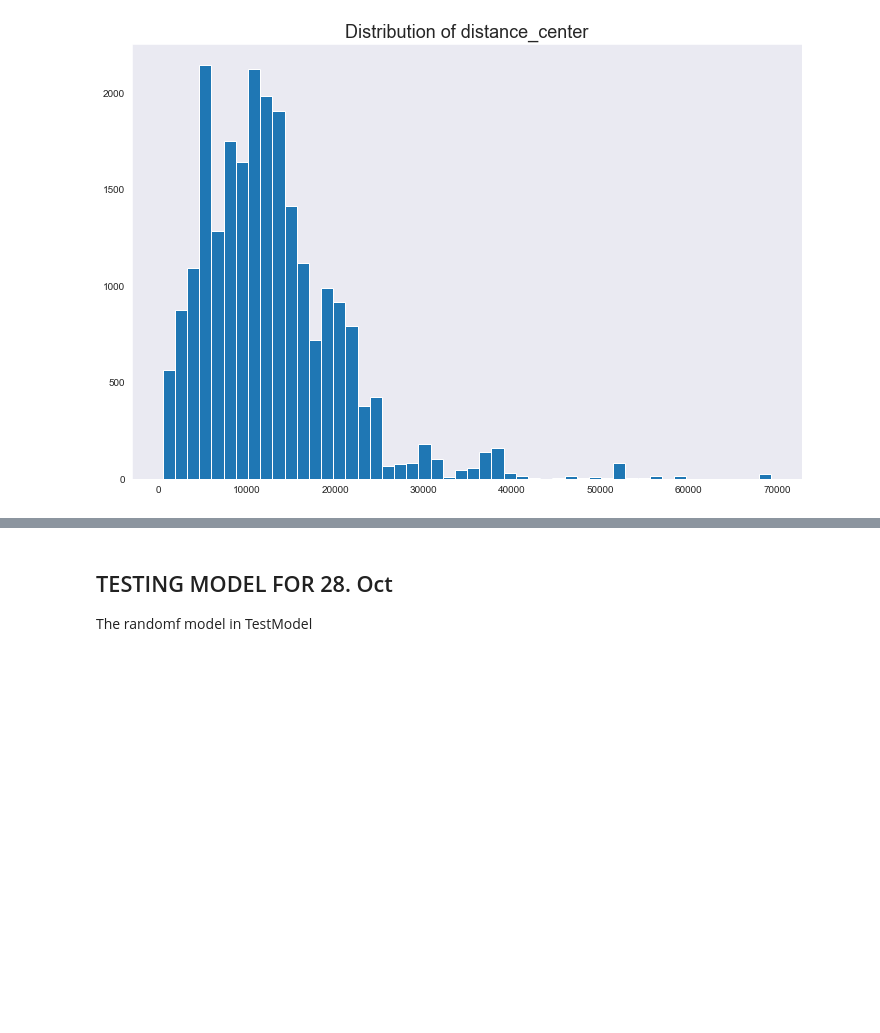
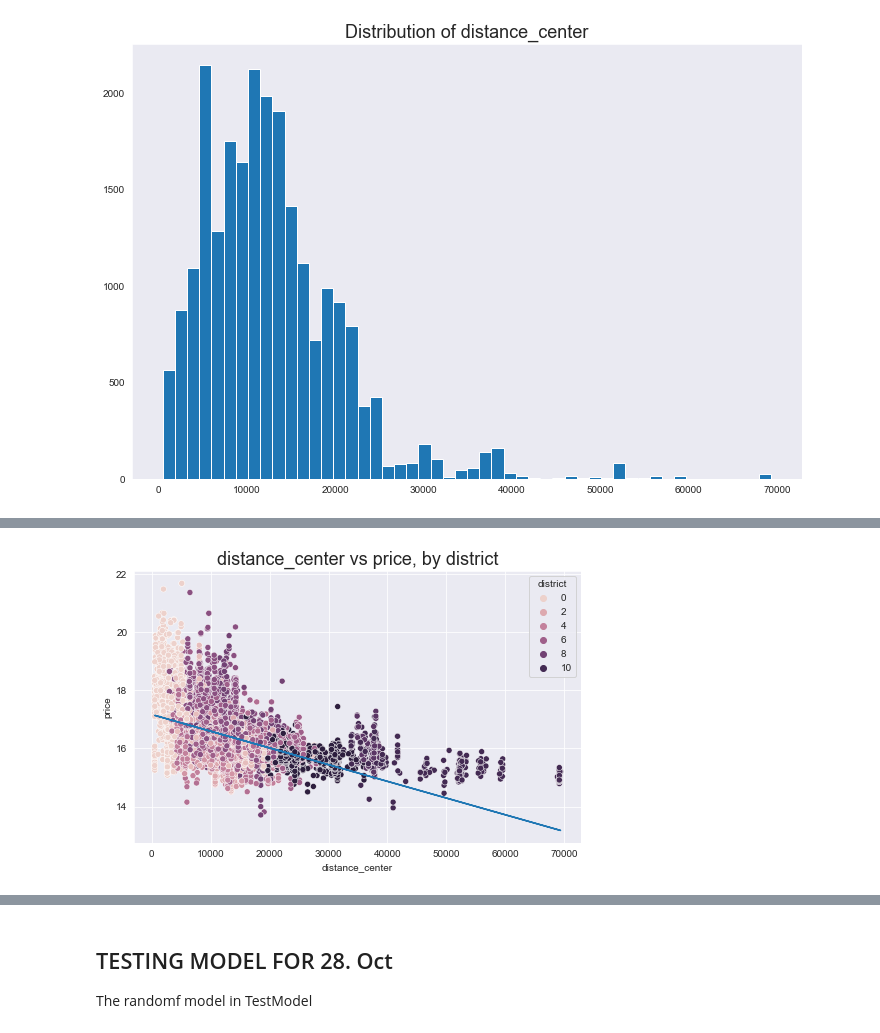
Before and after one commit to Olaussen/TDT4173_group69, a Jupyter notebook: src/notebook.ipynb, the cells around one changed output, grey strips where cells are left out. Drawn from its saved outputs; the diff is of its cells as text; code cells hidden in the pictures; blank space fills up the shorter version.

```diff
--- a/src/notebook.ipynb
+++ b/src/notebook.ipynb
@@ -256,0 +269,4 @@ visualizer.plot_distribution(data, "distance_center")
+# %%
+visualizer.plot_vs(data, "distance_center", "price", reg=True, figsize=(8,5), hue="district")
+# %% [output]
+[figure, added]
```
Also changed, not shown: parts of 30 cells of this notebook, 5 other files.
